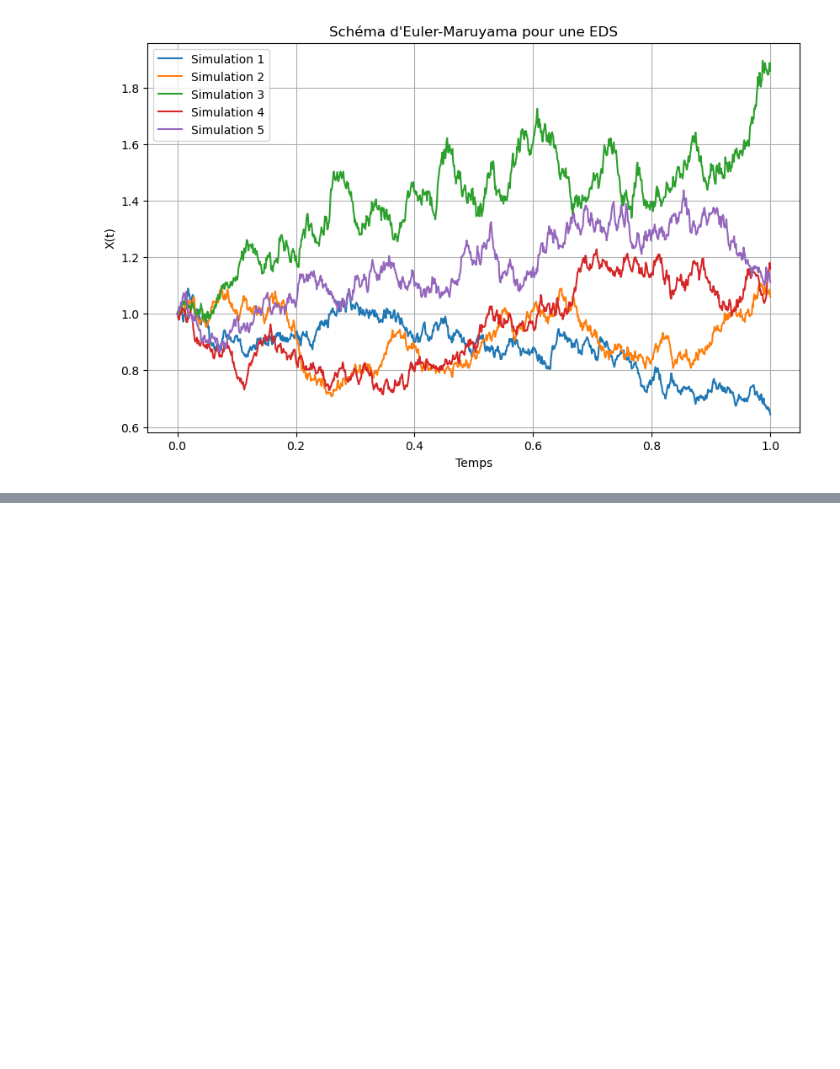
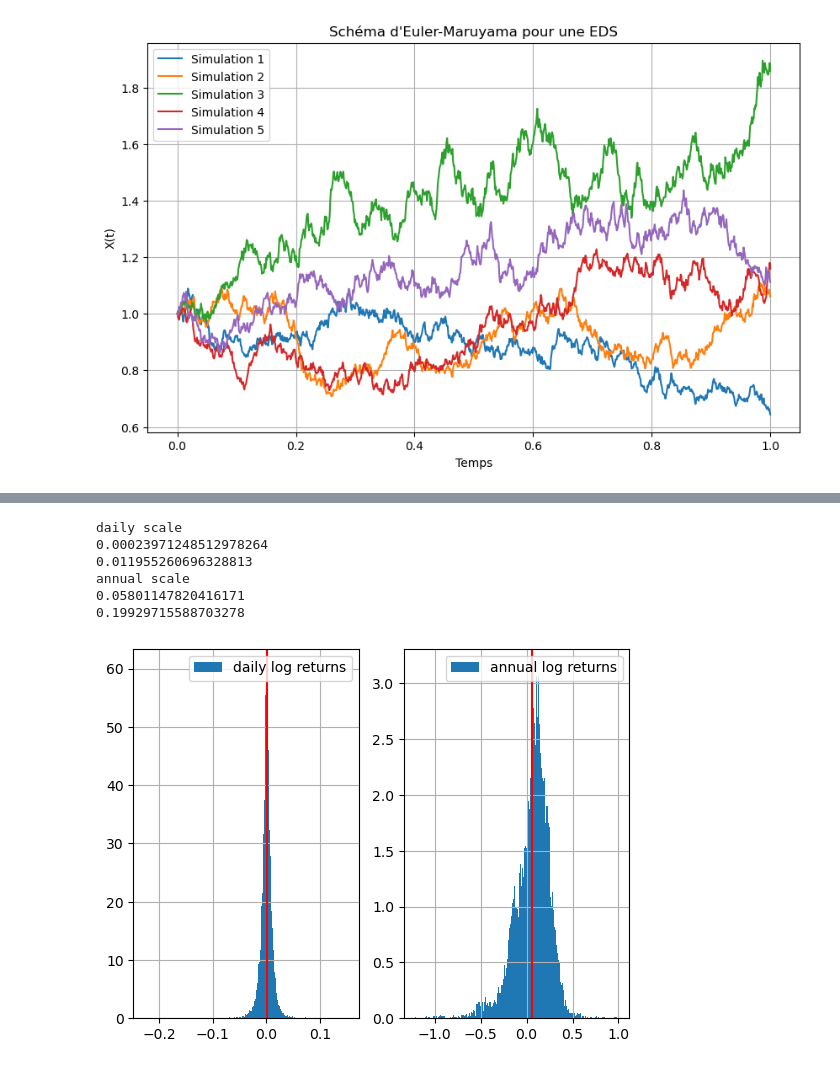
Before and after one commit to alexandreviard/DL-Portfolio-CMAP, a Jupyter notebook: test_NB.ipynb, the cells around one changed output, grey strips where cells are left out. Cells and saved outputs as stored; diff of their text form; code cells hidden in the pictures; blank space fills up the shorter version.

```diff
--- a/test_NB.ipynb
+++ b/test_NB.ipynb
@@ -110,0 +165,36 @@ plt.show()
+# %%
+def compute_returns_scale(series, delta=1):
+    log_ret_delta = np.log(series) - np.log(series).shift(delta)
+    return log_ret_delta
+
+r_1 = compute_returns_scale(close, 1)
+r_250 = compute_returns_scale(close, 250)
+
+print("daily scale")
+print(r_1.mean())
+print(r_1.std())
+
+print("annual scale")
+print(r_250.mean())
+print(r_250.std())
+
+
+plt.subplot(121)
+plt.hist(r_1, bins=300, label='daily log returns', density=True)
+plt.legend()
+plt.grid()
+plt.axvline(r_1.mean(), color='red')
+plt.subplot(122)
+plt.hist(r_250, bins=300, label='annual log returns', density=True)
+plt.legend()
+plt.grid()
+plt.axvline(r_250.mean(), color='red')
+plt.show()
+# %% [output]
+daily scale
+0.00023971248512978264
+0.011955260696328813
+annual scale
+0.05801147820416171
+0.19929715588703278
+[figure, added]
```
Also changed, not shown: parts of 10 cells of this notebook, 2 other files.
